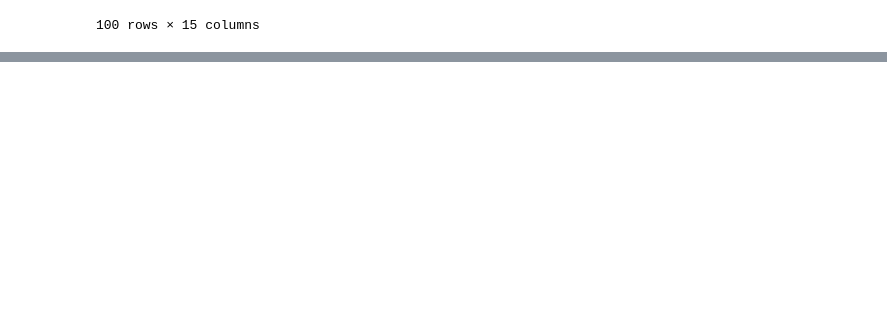
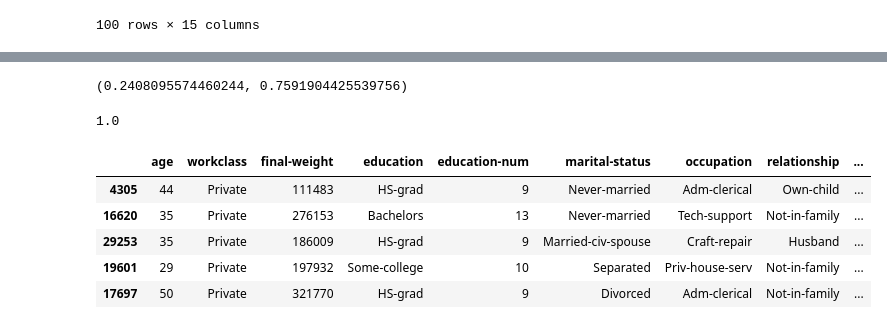
Before and after one commit to LaraDondossola/Estatistica_aplicada, a Jupyter notebook: amostragem.ipynb, the cells around one changed output, grey strips where cells are left out. Saved outputs shown, nothing was run; the diff lists cells and outputs as text; code cells hidden in the pictures; blank space fills up the shorter version.

```diff
--- a/amostragem.ipynb
+++ b/amostragem.ipynb
@@ -69,0 +146,15 @@ df_amostra_aleatoria_simples
+# %%
+7841/len(dataset), 24720/len(dataset)
+#divide os valores contados pela populacao total pra saber os percentuais
+# %% [output]
+(0.2408095574460244, 0.7591904425539756)
+# %%
+(0.2408095574460244 + 0.7591904425539756)
+#copiando e colando o resultado, após isso somando os dois, tem que fechar igual a 1, que é o 100% da população!
+# %% [output]
+1.0
+# %%
+split=StratifiedShuffleSplit(test_size=0.1)             #crio uma variável chamada split e coloco nela amostras estratificadas e aleatórias utilizando a classe que importamos
+for x,y in split.split(dataset, dataset['income']):     #usando um for, coloco parte que vai para treino usando x, e parte para teste no y
+  df_x=dataset.iloc[x] #pega as linhas de treino e coloco no dataframe df_x, iloc serve pra pegar posição através do indice, nativo do pandas
+  df_y=dataset.iloc[y] #pega as linhas de teste  e coloco no dataframe df_y
@@ -69,0 +167,5 @@ df_amostra_aleatoria_simples
+# %%
+split = StratifiedShuffleSplit(test_size=0.0030711587481956942) #aqui vou fazer de novo fatiamento, mas usando apenas 100 elementos pra treino
+for x,y in split.split(dataset, dataset['income']):
+  df_x=dataset.iloc[x]
+  df_y=dataset.iloc[y]
@@ -69,0 +174,9 @@ df_amostra_aleatoria_simples
+# %%
+df_y.head()
+# %% [output]
+|  | age | workclass | final-weight | education | education-num | marital-status | occupation | relationship | ... |
+| 4305 | 44 | Private | 111483 | HS-grad | 9 | Never-married | Adm-clerical | Own-child | ... |
+| 16620 | 35 | Private | 276153 | Bachelors | 13 | Never-married | Tech-support | Not-in-family | ... |
+| 29253 | 35 | Private | 186009 | HS-grad | 9 | Married-civ-spouse | Craft-repair | Husband | ... |
+| 19601 | 29 | Private | 197932 | Some-college | 10 | Separated | Priv-house-serv | Not-in-family | ... |
+| 17697 | 50 | Private | 321770 | HS-grad | 9 | Divorced | Adm-clerical | Not-in-family | ... |
```
Also changed, not shown: parts of 22 cells of this notebook.
